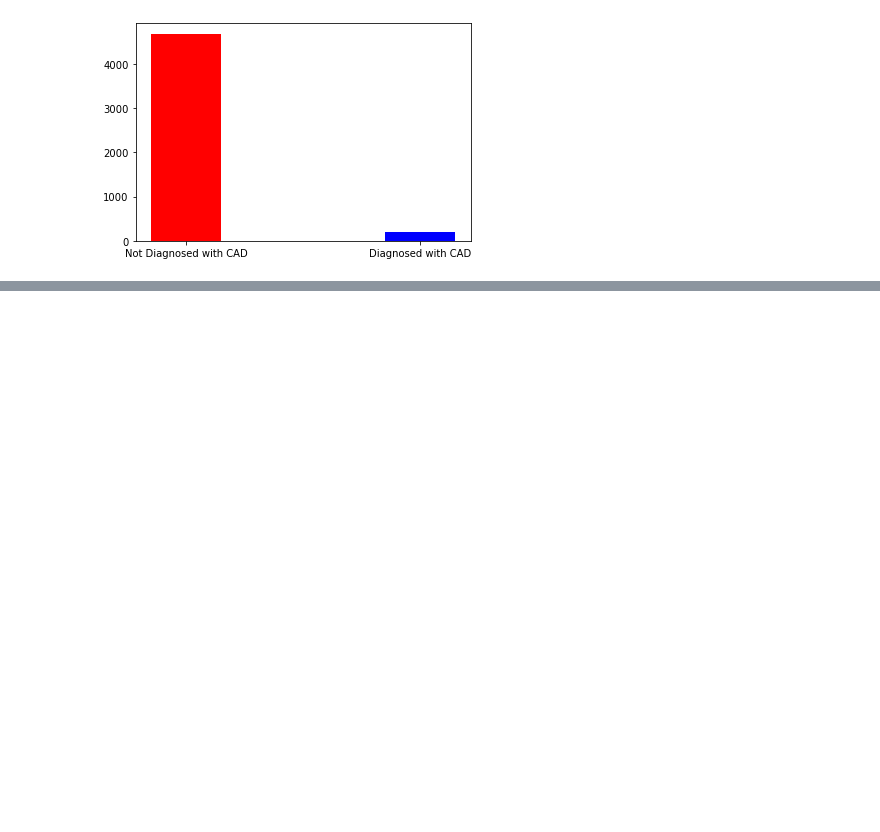
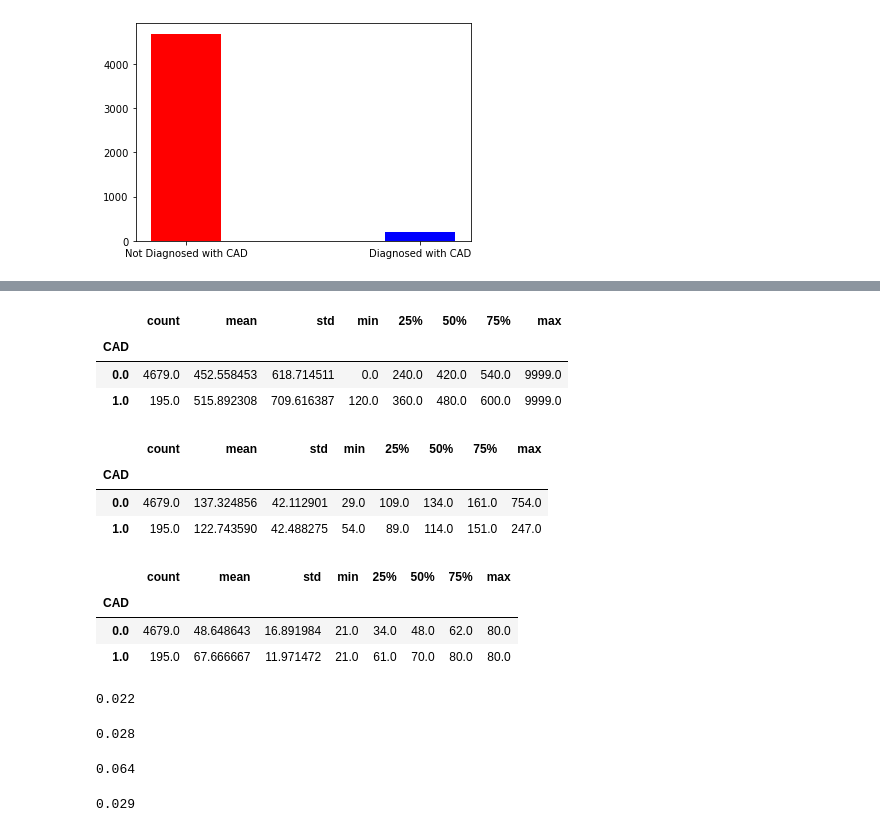
Before and after one commit to chrchristensen1/Deloitte-AI-Acadaemy-Final-Capstone-Project, a Jupyter notebook: Notebooks/CAD_Data_Exploration_Notebook.ipynb, the cells around one changed output, grey strips where cells are left out. Drawn from its saved outputs; the diff is of its cells as text; code cells hidden in the pictures; blank space fills up the shorter version.

```diff
--- a/Notebooks/CAD_Data_Exploration_Notebook.ipynb
+++ b/Notebooks/CAD_Data_Exploration_Notebook.ipynb
@@ -247,0 +254,3 @@ plt.show()
+# %%
+race_groupby = heart_df.groupby("Race")
+cad_groupby = heart_df.groupby('CAD')
@@ -247,0 +292,46 @@ plt.show()
+# %%
+cad_groupby.describe()['DTS']
+# %% [output]
+|  | count | mean | std | min | 25% | 50% | 75% | max |
+| CAD |  |  |  |  |  |  |  |  |
+| 0.0 | 4679.0 | 452.558453 | 618.714511 | 0.0 | 240.0 | 420.0 | 540.0 | 9999.0 |
+| 1.0 | 195.0 | 515.892308 | 709.616387 | 120.0 | 360.0 | 480.0 | 600.0 | 9999.0 |
+# %%
+cad_groupby.describe()['Non_HDL']
+# %% [output]
+|  | count | mean | std | min | 25% | 50% | 75% | max |
+| CAD |  |  |  |  |  |  |  |  |
+| 0.0 | 4679.0 | 137.324856 | 42.112901 | 29.0 | 109.0 | 134.0 | 161.0 | 754.0 |
+| 1.0 | 195.0 | 122.743590 | 42.488275 | 54.0 | 89.0 | 114.0 | 151.0 | 247.0 |
+# %%
+cad_groupby.describe()['Age']
+# %% [output]
+|  | count | mean | std | min | 25% | 50% | 75% | max |
+| CAD |  |  |  |  |  |  |  |  |
+| 0.0 | 4679.0 | 48.648643 | 16.891984 | 21.0 | 34.0 | 48.0 | 62.0 | 80.0 |
+| 1.0 | 195.0 | 67.666667 | 11.971472 | 21.0 | 61.0 | 70.0 | 80.0 | 80.0 |
+# %%
+race1 = heart_df[heart_df.Race == 1].groupby('CAD')['Race'].count()
+
+race1_rto = (race1[1] / race1[0]).round(3)
+race1_rto
+# %% [output]
+0.022
+# %%
+race2 = heart_df[heart_df.Race == 2].groupby('CAD')['Race'].count()
+race2_rto = (race2[1] / race2[0]).round(3)
+race2_rto
+# %% [output]
+0.028
+# %%
+race3 = heart_df[heart_df.Race == 3].groupby('CAD')['Race'].count()
+race3_rto = (race3[1] / race3[0]).round(3)
+race3_rto
+# %% [output]
+0.064
+# %%
+race4 = heart_df[heart_df.Race == 4].groupby('CAD')['Race'].count()
+race4_rto = (race4[1] / race4[0]).round(3)
+race4_rto
+# %% [output]
+0.029
```
Also changed, not shown: parts of 9 cells of this notebook, 5 other files.
